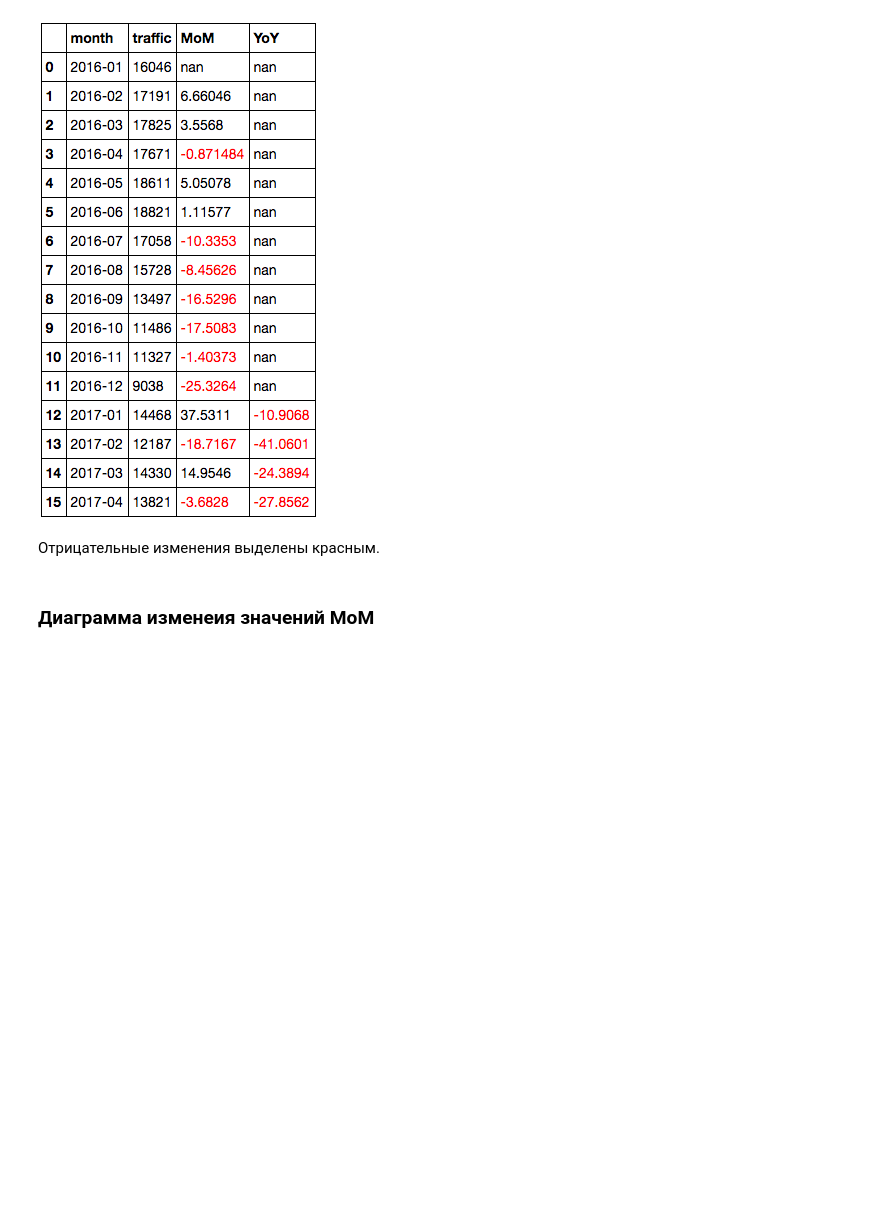
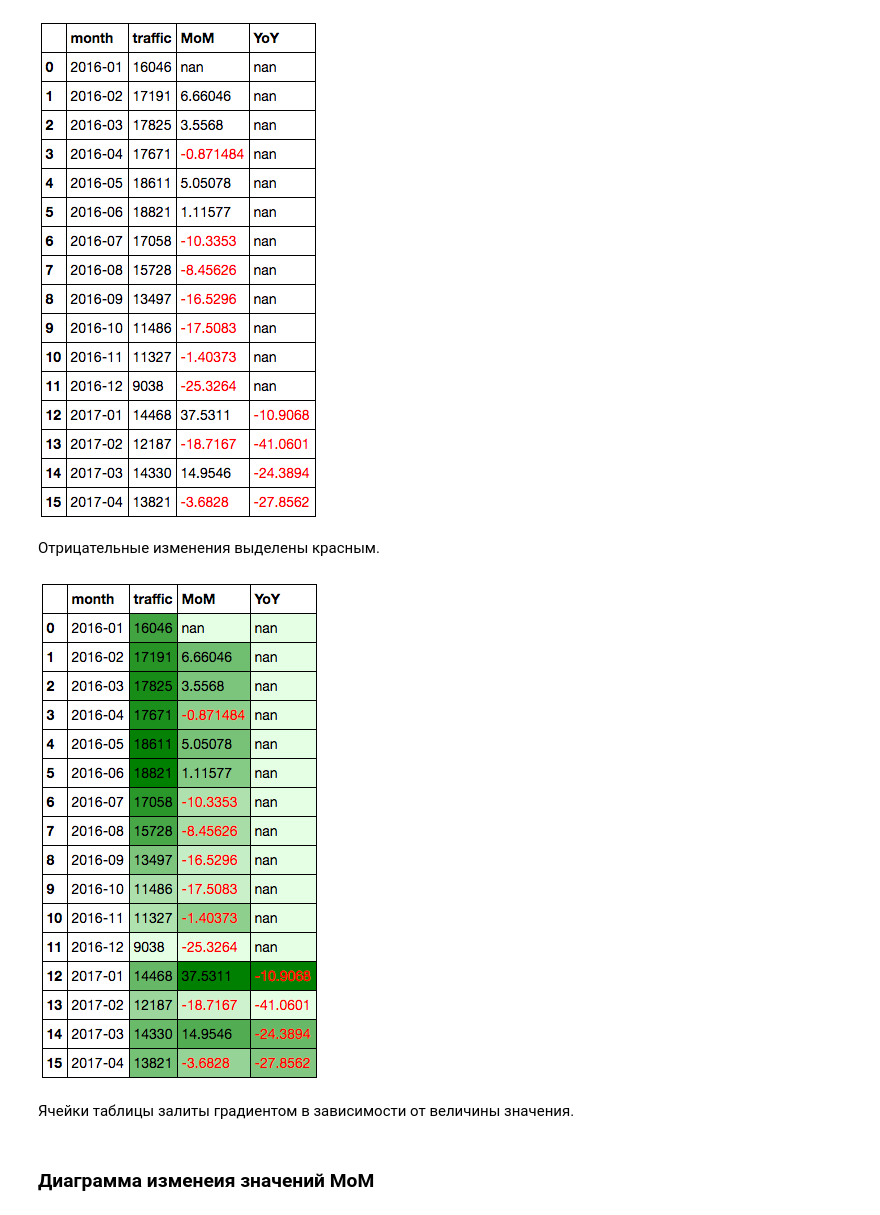
Before and after one commit to salon-love-forever/reports, a Jupyter notebook: slon-love-forever.ru.ipynb, the cells around one changed output. Cells and saved outputs as stored; diff of their text form; code cells hidden in the pictures; blank space fills up the shorter version.

Commit message:
Add the new image to the repo

```diff
--- a/slon-love-forever.ru.ipynb
+++ b/slon-love-forever.ru.ipynb
@@ -130,6 +99,12 @@ display(Image('img/data_neg_select.png'))
 [figure]
 # %% [markdown]
 Отрицательные изменения выделены красным.
+# %%
+display(Image('img/data_grad.png'))
+# %% [output]
+[figure, added]
+# %% [markdown]
+Ячейки таблицы залиты градиентом в зависимости от величины значения.
 # %% [markdown]
 ### Диаграмма изменеия значений MoM
 # %%
```
Also changed, not shown: parts of 3 cells of this notebook.
